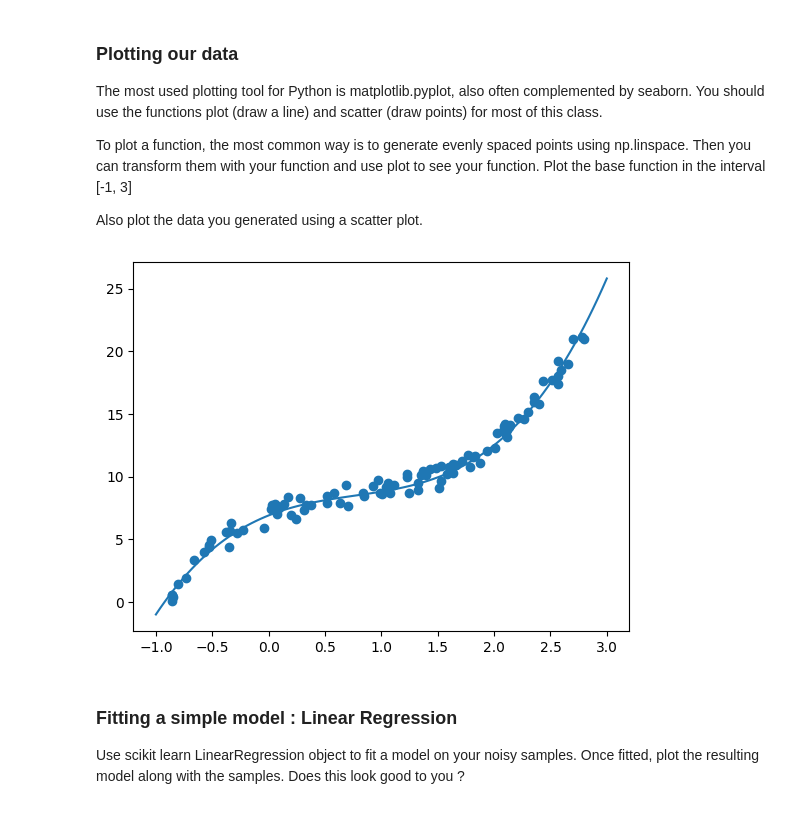
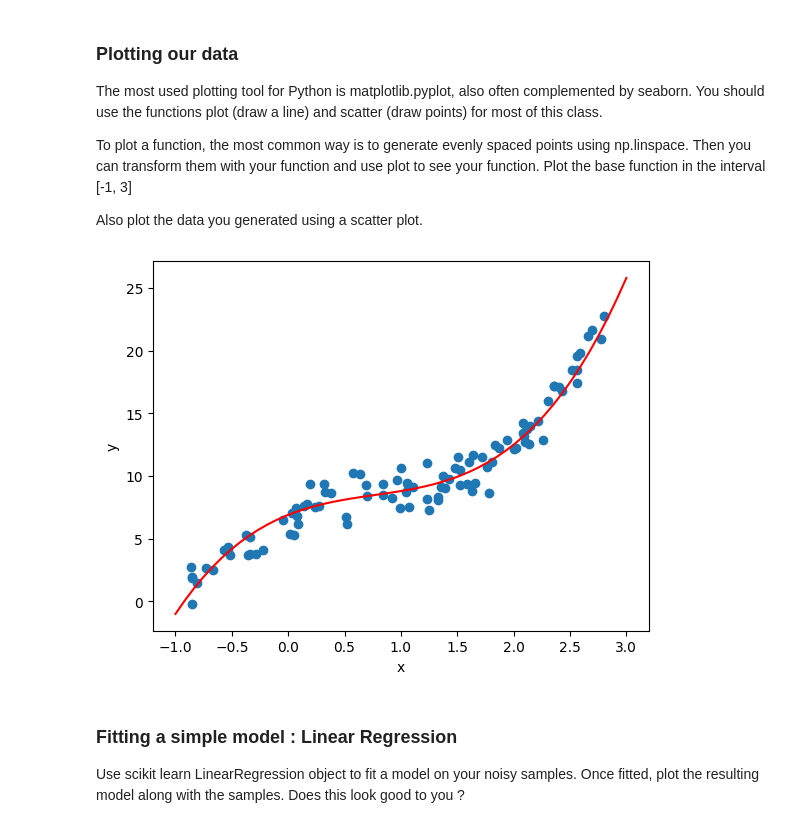
Before and after one commit to dilancroos/AI_Class_Work, a Jupyter notebook: practical1.ipynb, the cells around one changed output. Cells and saved outputs as stored; diff of their text form; code cells hidden in the pictures.

```diff
--- a/practical1.ipynb
+++ b/practical1.ipynb
@@ -30,7 +30,7 @@ low, high = -1, 3
 n_points = 100
 
 # Generate the toy data here
-toy_data = np.random.uniform(low, high, n_points)
+toy_data = np.random.uniform(low, high, n_points)[:, None]
 # print(toy_data)
 # print(len(toy_data))
 
@@ -39,7 +39,7 @@ toy_label = base_function(toy_data)
 # print(len(toy_label))
 
 # Add noise
-noise = np.random.uniform(-1, 1, n_points)
+noise = np.random.normal(size=len(toy_data))[:, None]
 toy_label_w_noise = toy_label + noise
 # print(toy_data_w_noise)
 # %% [markdown]
@@ -53,13 +53,16 @@ Also plot the data you generated using a scatter plot.
 # %%
 import matplotlib.pyplot as plt
 
-np.linspace(low, high, n_points)
-plt.plot(np.linspace(low, high, n_points), base_function(np.linspace(low, high, n_points)))
+lps = np.linspace(low, high)[:, None]
+true_label = base_function(lps)
+plt.plot(lps, true_label, color='r')
 
 plt.scatter(toy_data, toy_label_w_noise)
+plt.xlabel('x')
+plt.ylabel('y')
 plt.show()
 # %% [output]
-[figure, old version]
+[figure, new version]
 # %% [markdown]
 ### Fitting a simple model : Linear Regression
 
```
Also changed, not shown: parts of 8 cells of this notebook.
